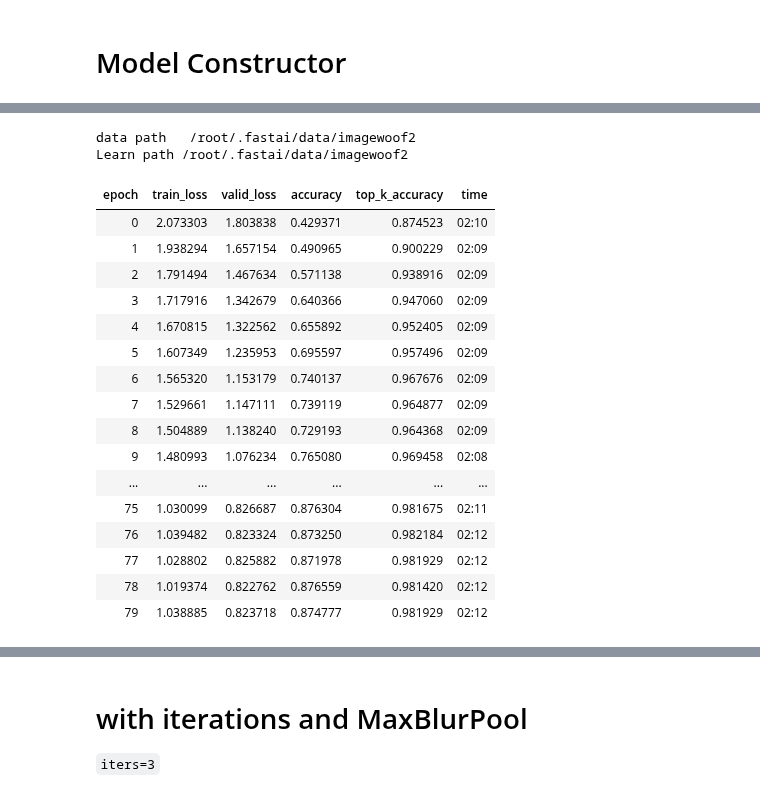
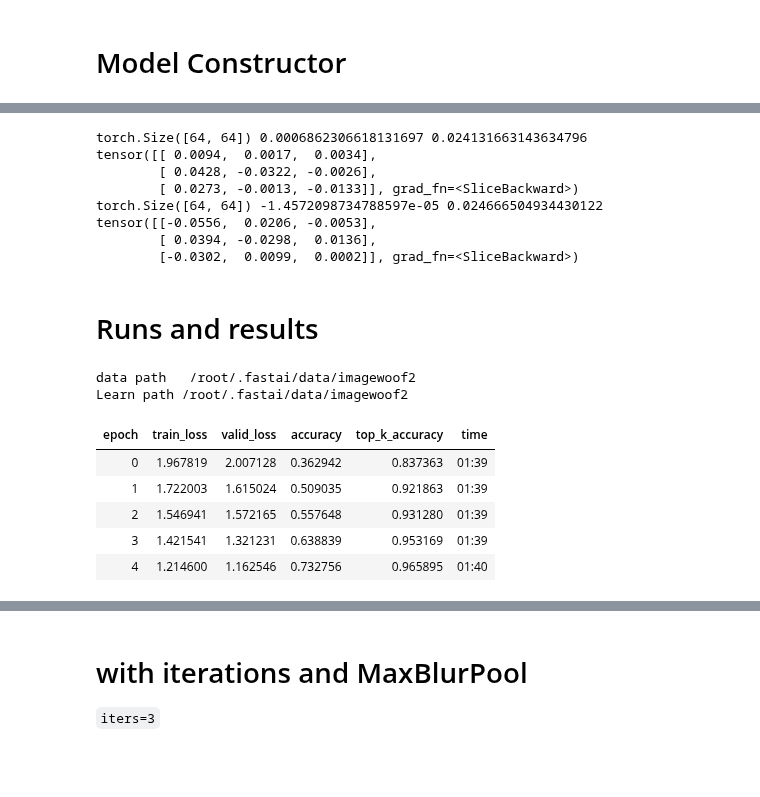
Before and after one commit to liuyao12/Ranger-Mish-ImageWoof-5, a Jupyter notebook: Woof_128_new_ConvTwist.ipynb, the cells around one changed output, grey strips where cells are left out. Cells and saved outputs as stored; diff of their text form; code cells hidden in the pictures; blank space fills up the shorter version.

```diff
--- a/Woof_128_new_ConvTwist.ipynb
+++ b/Woof_128_new_ConvTwist.ipynb
@@ -60,34 +60,37 @@ from model_constructor.layers import SimpleSelfAttention, ConvLayer
 class ConvTwist(nn.Module):  # replacing 3x3 Conv2d
     def __init__(self, ni, nf, stride=1, init=0.7, iters=2):
         super(ConvTwist, self).__init__()
-        self.conv = nn.Conv2d(ni, nf, kernel_size=3, stride=stride, padding=1, bias=False)
+        self.conv = nn.Conv2d(ni, nf, kernel_size=3, stride=stride, padding=1, bias=False, groups=1)
         self.grad_x = torch.Tensor([[-1,0,1],[-2,0,2],[-1,0,1]])
         self.grad_y = torch.Tensor([[1,2,1],[0,0,0],[-1,-2,-1]])
         std = self.conv.weight.std().item()
-        self.coeff_x = nn.Parameter(torch.empty((nf,ni)).normal_(0, std), requires_grad=True)
-        self.coeff_y = nn.Parameter(torch.empty((nf,ni)).normal_(0, std), requires_grad=True)
-        self.center_x = nn.Parameter(torch.empty(nf).normal_(0, init), requires_grad=False)
-        self.center_y = nn.Parameter(torch.empty(nf).normal_(0, init), requires_grad=False)
-        # self.center_x = nn.Parameter(torch.empty((ni,nf)).normal_(0, init), requires_grad=False)
-        # self.center_y = nn.Parameter(torch.empty((ni,nf)).normal_(0, init), requires_grad=False)
+        self.coeff_Ax = nn.Parameter(torch.empty((nf,ni)).normal_(0, std), requires_grad=True)
+        self.coeff_Ay = nn.Parameter(torch.empty((nf,ni)).normal_(0, std), requires_grad=True)
+        self.coeff_Bx = nn.Parameter(torch.zeros((nf,ni)), requires_grad=True)
+        self.coeff_By = nn.Parameter(torch.zeros((nf,ni)), requires_grad=True)
+        self.coeff_Bx.data = self.coeff_Ay
+        self.coeff_By.data = -self.coeff_Ax
+        self.kernel_x = self.kernel(self.coeff_Ax, self.coeff_Ay)
+        self.kernel_y = self.kernel(self.coeff_Bx, self.coeff_By)
         self.same = ni == nf and stride == 1 and iters > 1
         self.iters = iters
-        self.ni = ni
         self.stride = stride
+
+    def kernel(self, coeff_x, coeff_y):
+        return coeff_x[:,:,None,None] * self.grad_x.to(coeff_x.device) + coeff_y[:,:,None,None] * self.grad_y.to(coeff_x.device)
 
     def forward(self, inpt):
         out = self.conv(inpt)
         _, _, h, w = out.size()
         XX = torch.from_numpy(np.indices((1,1,h,w))[3]*2/w-1).type(out.dtype).to(out.device)
         YY = torch.from_numpy(np.indices((1,1,h,w))[2]*2/h-1).type(out.dtype).to(out.device)
-        kernel_x = self.coeff_x[:,:,None,None] * self.grad_x.to(out.device) + self.coeff_y[:,:,None,None] * self.grad_y.to(out.device)
+        kernel_x = self.kernel(self.coeff_Ax, self.coeff_Ay)
         kernel_y = kernel_x.transpose(2,3).flip(3)  # make conv_y a 90 degree rotation of conv_x
-        out = out + (XX-self.center_x[:,None,None]) * F.conv2d(inpt, kernel_x, stride=self.stride, padding=1) + (YY-self.center_y[:,None,None]) * F.conv2d(inpt, kernel_y, stride=self.stride, padding=1)
-        # for i in range(self.ni-1):
-        #     out += (XX-self.center_x[i,:,None,None]) * F.conv2d(inpt[:,i:i+1], kernel_x[:,i:i+1], padding=1) + (YY-self.center_y[i,:,None,None]) * F.conv2d(inpt[:,i:i+1], kernel_y[:,i:i+1], padding=1)
+        # kernel_y = self.kernel(self.coeff_Bx, self.coeff_By)
+        out = out + XX * F.conv2d(inpt, kernel_x, stride=self.stride, padding=1, groups=1) + YY * F.conv2d(inpt, kernel_y, stride=self.stride, padding=1, groups=1)
         if self.same:
             out = inpt + out / self.iters
             for _ in range(self.iters - 1):
-                out = out + (self.conv(out) + (XX-self.center_x[:,None,None]) * F.conv2d(out, kernel_x, padding=1) + (YY-self.center_y[:,None,None]) * F.conv2d(out, kernel_y, padding=1)) / self.iters
+                out = out + (self.conv(out) + XX * F.conv2d(out, kernel_x, padding=1) + YY * F.conv2d(out, kernel_y, padding=1)) / self.iters
             out = out - inpt
         return out
@@ -179,6 +145,8 @@ model = Net(c_out=10, layers=[3,4,6,3], expansion=4)
 # %%
+model = Net(c_out=10, layers=[3,4,6,3], expansion=4)
 model.block = NewResBlock
-model.conv_layer = NewLayer
+# model.conv_layer = NewLayer # for the stem
+pool = MaxBlurPool2d(3, True)
 model.pool = pool
 model.stem_pool = pool
 model.stem_sizes = [3,32,64,64]
@@ -189,23 +155,34 @@ model.sa = True
+# %%
+# for name, param in model.body.named_parameters():
+#     if 'kernel' in name:
+#         print(name, param.size(), param.mean().item(), param.std().item())
+wt = model.body.l_0.bl_0.convs.conv_1.ConvTwist.coeff_Ay
+print(wt.shape, wt.mean().item(), wt.std().item())
+print(wt[0:3,0:3])
+wt = model.body.l_0.bl_0.convs.conv_1.ConvTwist.coeff_Bx
+print(wt.shape, wt.mean().item(), wt.std().item())
+print(wt[0:3,0:3])
+# %% [output]
+torch.Size([64, 64]) 0.0006862306618131697 0.024131663143634796
+tensor([[ 0.0094,  0.0017,  0.0034],
+        [ 0.0428, -0.0322, -0.0026],
+        [ 0.0273, -0.0013, -0.0133]], grad_fn=<SliceBackward>)
+torch.Size([64, 64]) -1.4572098734788597e-05 0.024666504934430122
+tensor([[-0.0556,  0.0206, -0.0053],
+        [ 0.0394, -0.0298,  0.0136],
+        [-0.0302,  0.0099,  0.0002]], grad_fn=<SliceBackward>)
+# %% [markdown]
+# Runs and results
 # %%
-learn = get_learn(model=model, size=128, bs=32, mixup=0.5)
-learn.fit_fc(80, lr=4e-3, moms=(0.95,0.95), start_pct=0.72)
+for _ in range(1):
+    learn = get_learn(model=model, size=128, bs=64, mixup=0)
+    learn.fit_fc(5, lr=4e-3, moms=(0.95,0.95), start_pct=0.72)
 # %% [output]
 data path   /root/.fastai/data/imagewoof2
 Learn path /root/.fastai/data/imagewoof2
 | epoch | train_loss | valid_loss | accuracy | top_k_accuracy | time |
-| 0 | 2.073303 | 1.803838 | 0.429371 | 0.874523 | 02:10 |
-| 1 | 1.938294 | 1.657154 | 0.490965 | 0.900229 | 02:09 |
-| 2 | 1.791494 | 1.467634 | 0.571138 | 0.938916 | 02:09 |
-| 3 | 1.717916 | 1.342679 | 0.640366 | 0.947060 | 02:09 |
-| 4 | 1.670815 | 1.322562 | 0.655892 | 0.952405 | 02:09 |
-| 5 | 1.607349 | 1.235953 | 0.695597 | 0.957496 | 02:09 |
-| 6 | 1.565320 | 1.153179 | 0.740137 | 0.967676 | 02:09 |
-| 7 | 1.529661 | 1.147111 | 0.739119 | 0.964877 | 02:09 |
-| 8 | 1.504889 | 1.138240 | 0.729193 | 0.964368 | 02:09 |
-| 9 | 1.480993 | 1.076234 | 0.765080 | 0.969458 | 02:08 |
-| ... | ... | ... | ... | ... | ... |
-| 75 | 1.030099 | 0.826687 | 0.876304 | 0.981675 | 02:11 |
-| 76 | 1.039482 | 0.823324 | 0.873250 | 0.982184 | 02:12 |
-| 77 | 1.028802 | 0.825882 | 0.871978 | 0.981929 | 02:12 |
-| 78 | 1.019374 | 0.822762 | 0.876559 | 0.981420 | 02:12 |
-| 79 | 1.038885 | 0.823718 | 0.874777 | 0.981929 | 02:12 |
+| 0 | 1.967819 | 2.007128 | 0.362942 | 0.837363 | 01:39 |
+| 1 | 1.722003 | 1.615024 | 0.509035 | 0.921863 | 01:39 |
+| 2 | 1.546941 | 1.572165 | 0.557648 | 0.931280 | 01:39 |
+| 3 | 1.421541 | 1.321231 | 0.638839 | 0.953169 | 01:39 |
+| 4 | 1.214600 | 1.162546 | 0.732756 | 0.965895 | 01:40 |
```
Also changed, not shown: parts of 13 cells of this notebook.
